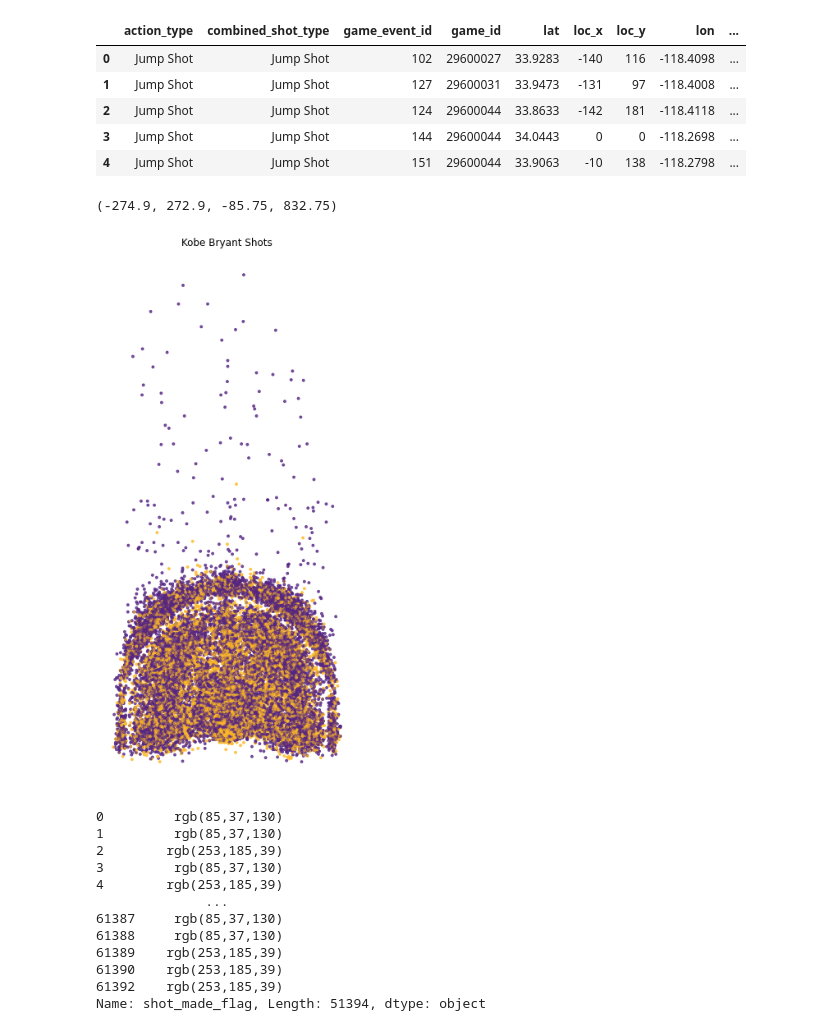
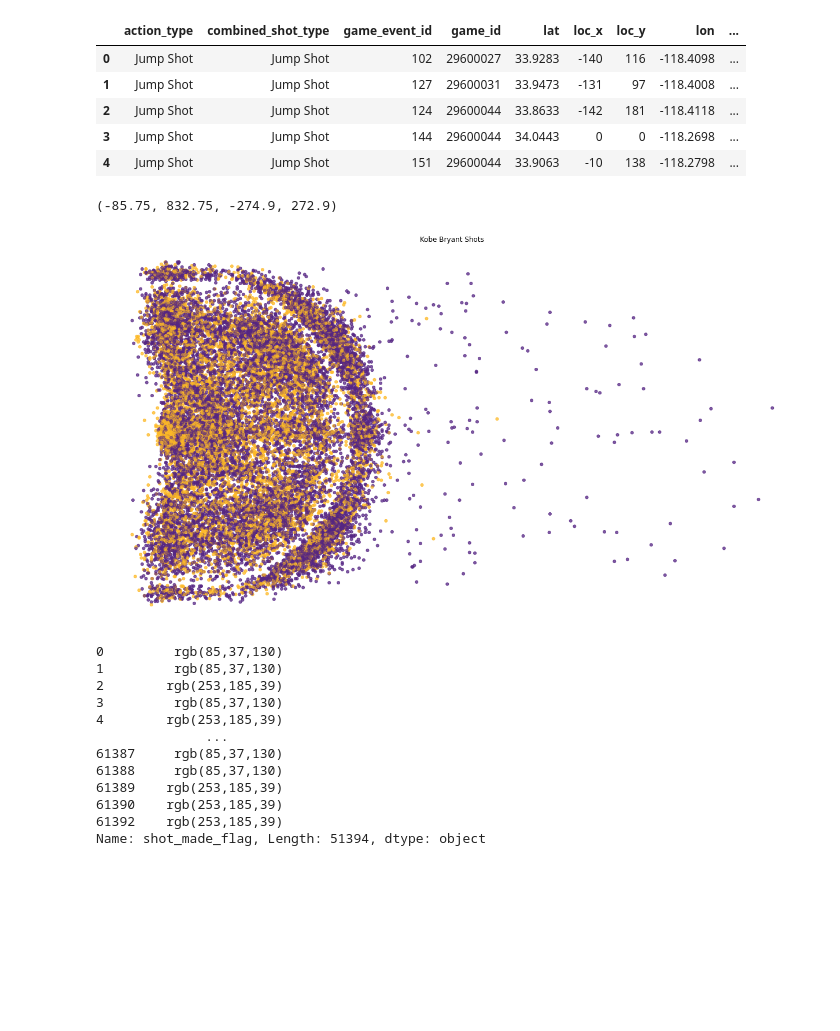
Before and after one commit to RyanBenkeser/kobebryant, a Jupyter notebook: KobeBryant_Shots.ipynb, the cells around one changed output. Cells and saved outputs as stored; diff of their text form; code cells hidden in the pictures; blank space fills up the shorter version.

```diff
--- a/KobeBryant_Shots.ipynb
+++ b/KobeBryant_Shots.ipynb
@@ -111,18 +111,18 @@ cleankobe.head()
 # %%
 import numpy as np
 
 colors = np.where(cleankobe['shot_made_flag']==1, "#FDB927", "#552583");
 
-plt.figure(figsize=(12,12))
+plt.figure(figsize=(48,12))
 plt.subplot(121)
 plt.title('Kobe Bryant Shots')
 plt.xlabel('X-Coordinate')
 plt.ylabel('Y-Coordinate')
-plt.scatter(cleankobe.loc_x, cleankobe.loc_y, s=8, color=colors, alpha=0.5)
+plt.scatter(cleankobe.loc_y, cleankobe.loc_x, s=24, color=colors, alpha=0.5)
 plt.axis('off')
 # %% [output]
-(-274.9, 272.9, -85.75, 832.75)
+(-85.75, 832.75, -274.9, 272.9)
-[figure, old version]
+[figure, new version]
 # %%
 colorsIdx = {0: 'rgb(85,37,130)', 1: 'rgb(253,185,39)'}
 cols = cleankobe['shot_made_flag'].map(colorsIdx)
```
